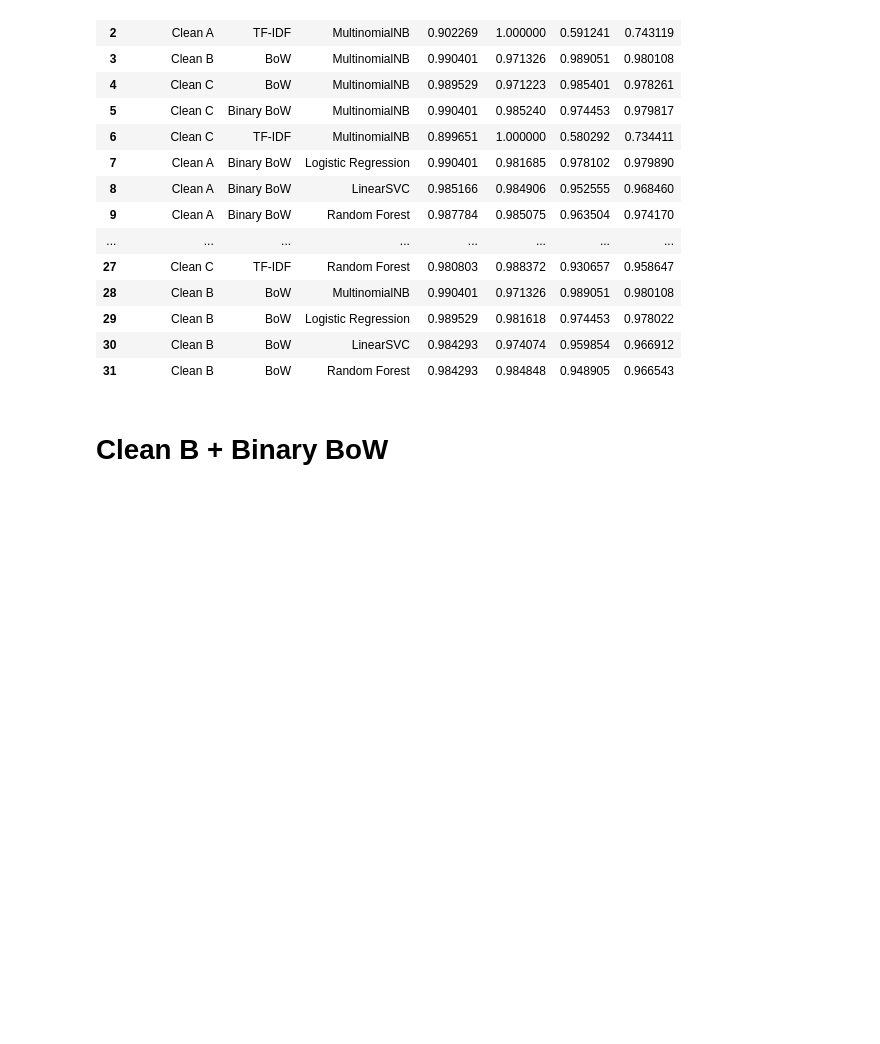
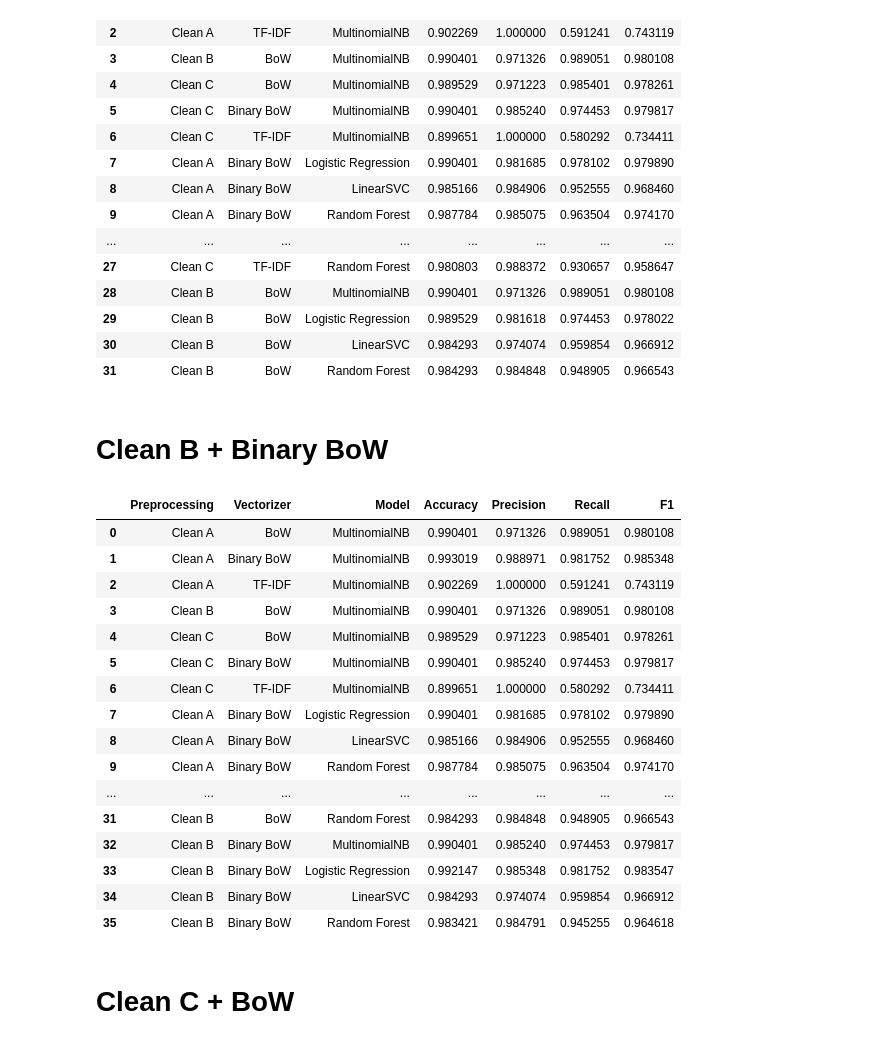
Before and after one commit to 1415-kunal/email_spam_classifier, a Jupyter notebook: Notebooks/05_cleaned_modeling.ipynb, the cells around one changed output. Saved outputs shown, nothing was run; the diff lists cells and outputs as text; code cells hidden in the pictures; blank space fills up the shorter version.

Commit message:
feat: complete cleaned text vectorization experiments

```diff
--- a/Notebooks/05_cleaned_modeling.ipynb
+++ b/Notebooks/05_cleaned_modeling.ipynb
@@ -1447,3 +1447,59 @@ results_df
 | 31 | Clean B | BoW | Random Forest | 0.984293 | 0.984848 | 0.948905 | 0.966543 |
 # %% [markdown]
 # Clean B + Binary BoW
+# %%
+models = {
+    "MultinomialNB": MultinomialNB(),
+    "Logistic Regression": LogisticRegression(
+        max_iter=1000,
+        random_state=42
+    ),
+    "LinearSVC": LinearSVC(
+        max_iter=5000,
+        random_state=42
+    ),
+    "Random Forest": RandomForestClassifier(
+        n_estimators=200,
+        random_state=42,
+        n_jobs=-1
+    )
+}
+
+for model_name, model in models.items():
+
+    result, trained_model, y_pred = train_and_evaluate_model(
+        model,
+        X_train_b_binary,
+        X_test_b_binary,
+        y_train,
+        y_test,
+        "Clean B",
+        "Binary BoW",
+        model_name
+    )
+
+    results.append(result)
+
+results_df = pd.DataFrame(results)
+
+results_df
+# %% [output]
+|  | Preprocessing | Vectorizer | Model | Accuracy | Precision | Recall | F1 |
+| 0 | Clean A | BoW | MultinomialNB | 0.990401 | 0.971326 | 0.989051 | 0.980108 |
+| 1 | Clean A | Binary BoW | MultinomialNB | 0.993019 | 0.988971 | 0.981752 | 0.985348 |
+| 2 | Clean A | TF-IDF | MultinomialNB | 0.902269 | 1.000000 | 0.591241 | 0.743119 |
+| 3 | Clean B | BoW | MultinomialNB | 0.990401 | 0.971326 | 0.989051 | 0.980108 |
+| 4 | Clean C | BoW | MultinomialNB | 0.989529 | 0.971223 | 0.985401 | 0.978261 |
+| 5 | Clean C | Binary BoW | MultinomialNB | 0.990401 | 0.985240 | 0.974453 | 0.979817 |
+| 6 | Clean C | TF-IDF | MultinomialNB | 0.899651 | 1.000000 | 0.580292 | 0.734411 |
+| 7 | Clean A | Binary BoW | Logistic Regression | 0.990401 | 0.981685 | 0.978102 | 0.979890 |
+| 8 | Clean A | Binary BoW | LinearSVC | 0.985166 | 0.984906 | 0.952555 | 0.968460 |
+| 9 | Clean A | Binary BoW | Random Forest | 0.987784 | 0.985075 | 0.963504 | 0.974170 |
+| ... | ... | ... | ... | ... | ... | ... | ... |
+| 31 | Clean B | BoW | Random Forest | 0.984293 | 0.984848 | 0.948905 | 0.966543 |
+| 32 | Clean B | Binary BoW | MultinomialNB | 0.990401 | 0.985240 | 0.974453 | 0.979817 |
+| 33 | Clean B | Binary BoW | Logistic Regression | 0.992147 | 0.985348 | 0.981752 | 0.983547 |
+| 34 | Clean B | Binary BoW | LinearSVC | 0.984293 | 0.974074 | 0.959854 | 0.966912 |
+| 35 | Clean B | Binary BoW | Random Forest | 0.983421 | 0.984791 | 0.945255 | 0.964618 |
+# %% [markdown]
+# Clean C + BoW
```
